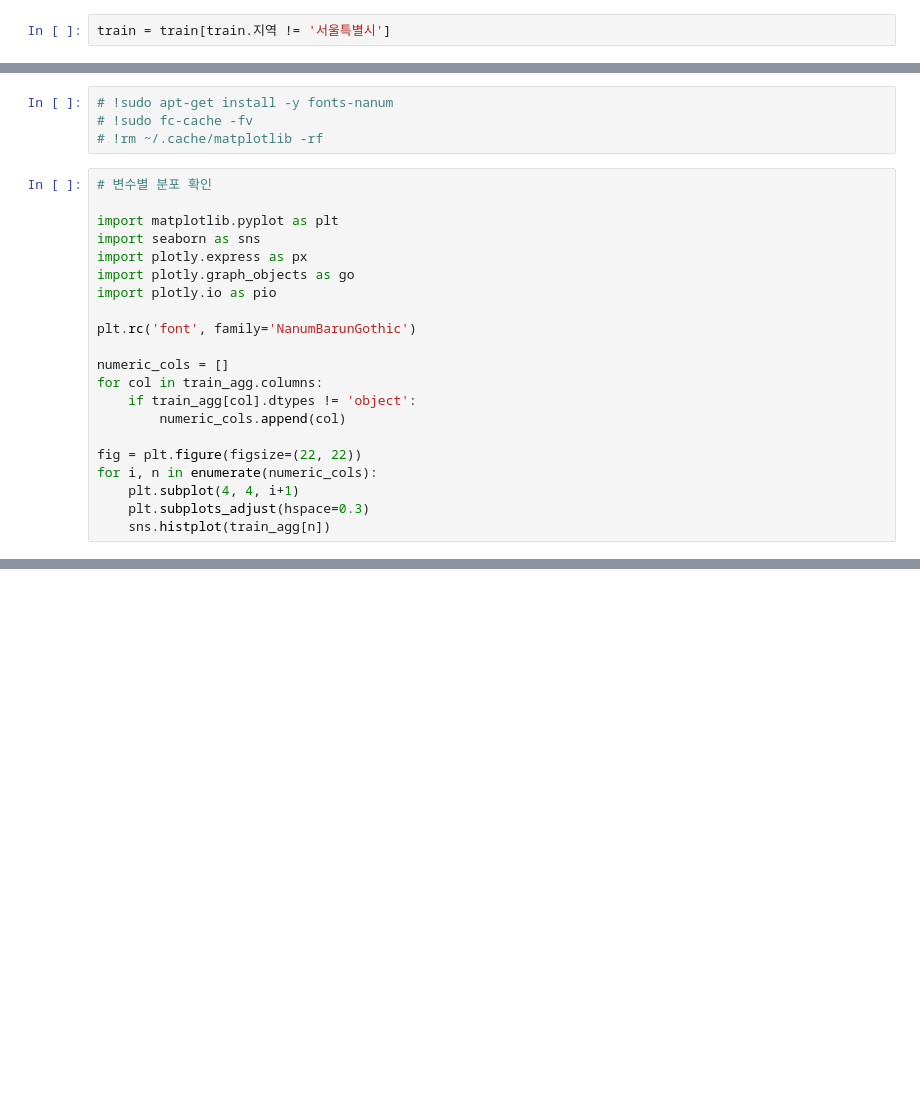
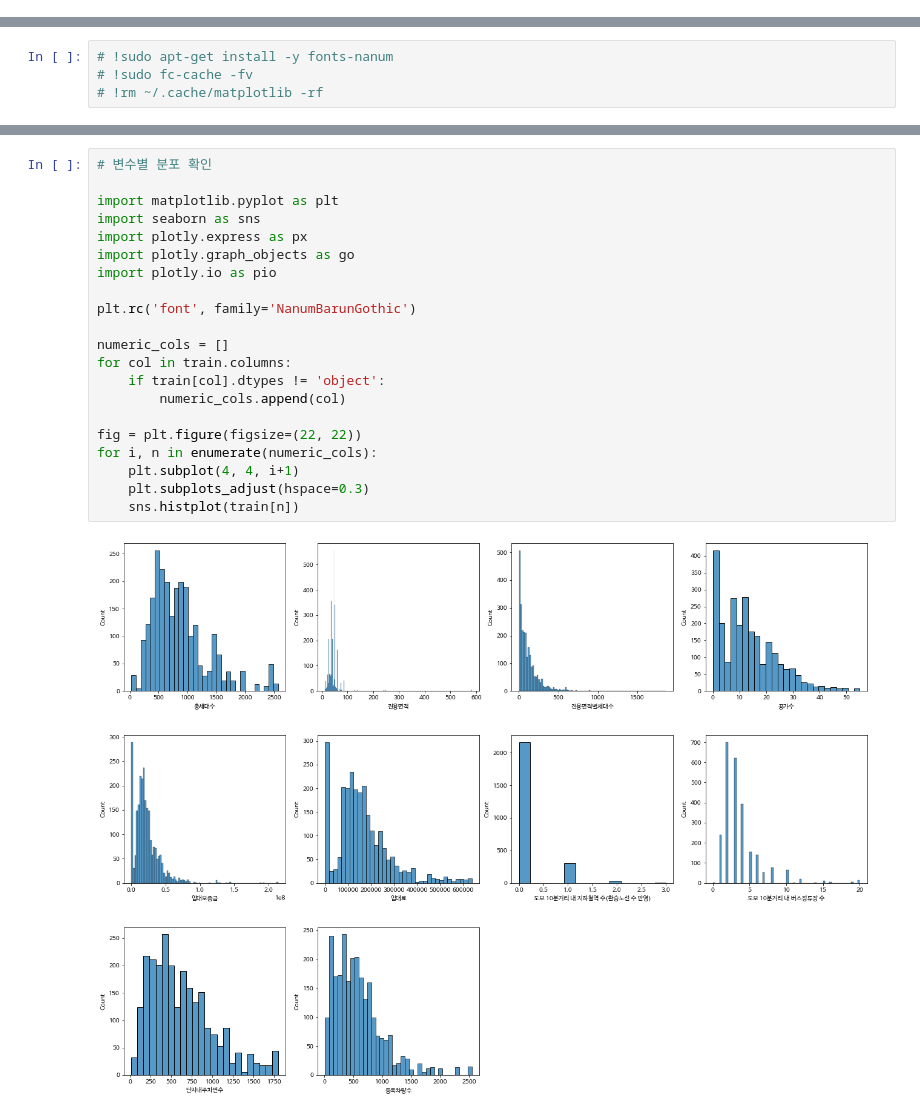
Before and after one commit to 1KimJiHyeon/parking_demand_forecast, a Jupyter notebook: 주차수요예측_김지현.ipynb, the cells around one changed output, grey strips where cells are left out. Cells and saved outputs as stored; diff of their text form; blank space fills up the shorter version.

```diff
--- a/주차수요예측_김지현.ipynb
+++ b/주차수요예측_김지현.ipynb
@@ -236,2 +459,0 @@ test - train :  set()
-# %%
-train = train[train.지역 != '서울특별시']
@@ -369,24 +478,3 @@ Name: 등록차량수, dtype: float64
 # !sudo apt-get install -y fonts-nanum
 # !sudo fc-cache -fv
 # !rm ~/.cache/matplotlib -rf
-# %%
-# 변수별 분포 확인
-
-import matplotlib.pyplot as plt
-import seaborn as sns
-import plotly.express as px
-import plotly.graph_objects as go
-import plotly.io as pio
-
-plt.rc('font', family='NanumBarunGothic')
-
-numeric_cols = []
-for col in train_agg.columns:
-    if train_agg[col].dtypes != 'object':
-        numeric_cols.append(col)
-
-fig = plt.figure(figsize=(22, 22))
-for i, n in enumerate(numeric_cols):
-    plt.subplot(4, 4, i+1)
-    plt.subplots_adjust(hspace=0.3)
-    sns.histplot(train_agg[n])
@@ -510,0 +481,23 @@ fig.show()
+# %%
+# 변수별 분포 확인
+
+import matplotlib.pyplot as plt
+import seaborn as sns
+import plotly.express as px
+import plotly.graph_objects as go
+import plotly.io as pio
+
+plt.rc('font', family='NanumBarunGothic')
+
+numeric_cols = []
+for col in train.columns:
+    if train[col].dtypes != 'object':
+        numeric_cols.append(col)
+
+fig = plt.figure(figsize=(22, 22))
+for i, n in enumerate(numeric_cols):
+    plt.subplot(4, 4, i+1)
+    plt.subplots_adjust(hspace=0.3)
+    sns.histplot(train[n])
+# %% [output]
+[figure, added]
```
Also changed, not shown: parts of 112 cells of this notebook.
